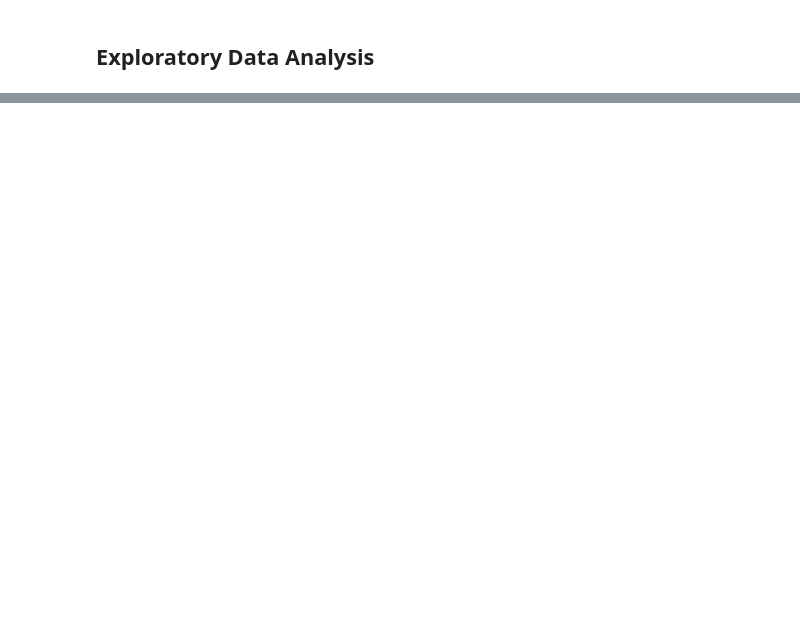
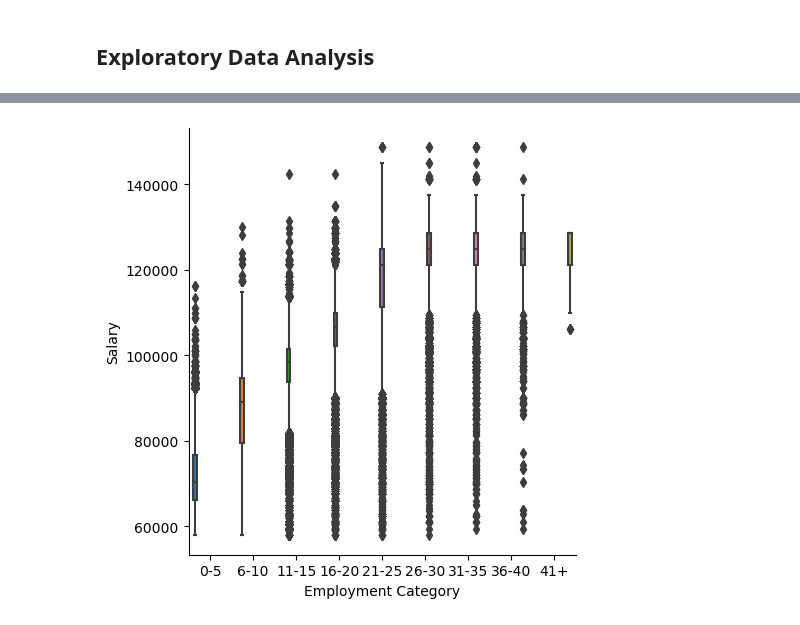
Before and after one commit to Anias-clo/Teacher_Payroll_Analysis, a Jupyter notebook: poc.ipynb, the cells around one changed output, grey strips where cells are left out. Saved outputs shown, nothing was run; the diff lists cells and outputs as text; code cells hidden in the pictures; blank space fills up the shorter version.

```diff
--- a/poc.ipynb
+++ b/poc.ipynb
@@ -209,0 +96,8 @@ df[df['Fiscal Year']==2023].describe().T
+# %%
+sns.catplot(data=df, x="Employment Category",
+            y="Salary",
+            hue="Employment Category",
+            kind="box",
+            palette='tab10');
+# %% [output]
+[figure, added]
```
Also changed, not shown: parts of 19 cells of this notebook, 9 other files.
